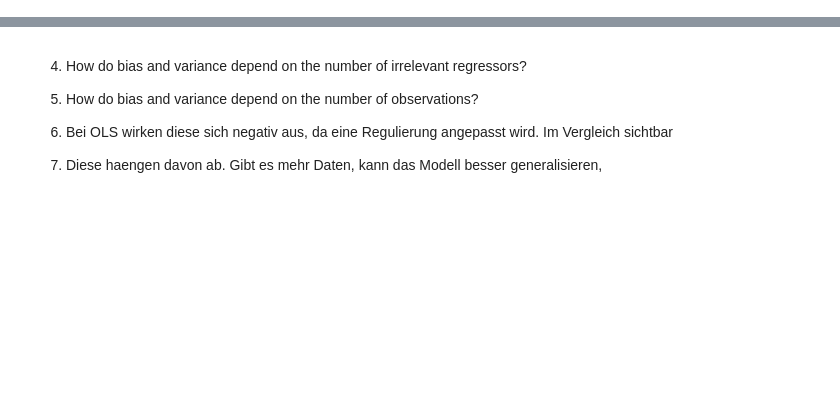
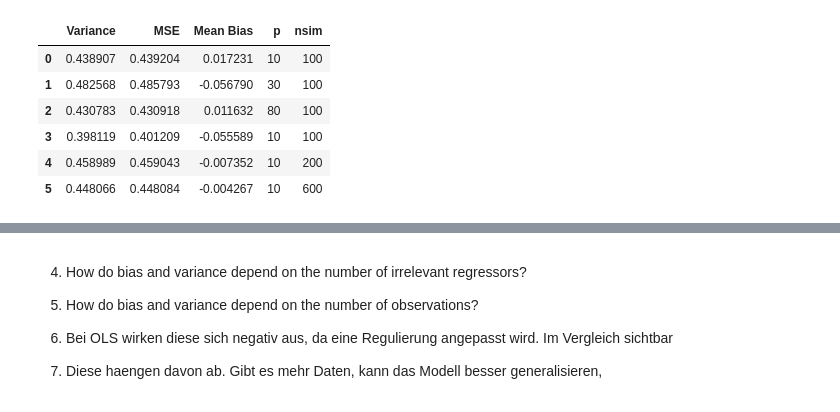
Before and after one commit to FinnReinders/Labs, a Jupyter notebook: Lab1.ipynb, the cells around one changed output, grey strips where cells are left out. Cells and saved outputs as stored; diff of their text form; code cells hidden in the pictures; blank space fills up the shorter version.

```diff
--- a/Lab1.ipynb
+++ b/Lab1.ipynb
@@ -91,0 +191,22 @@ plt.show()
+# %%
+df_ols, df_lasso, df_ridge= training(nsim, nobs, p, beta, Sigma)
+df_ols2, df_lasso2, df_ridge2= training(nsim, nobs, 30, beta, Sigma)
+df_ols3, df_lasso3, df_ridge3= training(nsim, nobs, 80, beta, Sigma)
+
+df_ols4, df_lasso4, df_ridge4= training(nsim, nobs, p, beta, Sigma)
+df_ols5, df_lasso5, df_ridge5= training(200, nobs, p, beta, Sigma)
+df_ols6, df_lasso6, df_ridge6= training(600, nobs, p, beta, Sigma)
+# %%
+df_ols_final = pd.concat([df_ols, df_ols2, df_ols3, df_ols4, df_ols5, df_ols6], ignore_index=True)
+df_lasso_final = pd.concat([df_lasso, df_lasso2, df_lasso3, df_lasso4, df_lasso5, df_lasso6], ignore_index=True)
+df_ridge_final = pd.concat([df_ridge, df_ridge2, df_ridge3, df_ridge4, df_ridge5, df_ridge6], ignore_index=True)
+# %%
+df_ols_final
+# %% [output]
+|  | Variance | MSE | Mean Bias | p | nsim |
+| 0 | 0.438907 | 0.439204 | 0.017231 | 10 | 100 |
+| 1 | 0.482568 | 0.485793 | -0.056790 | 30 | 100 |
+| 2 | 0.430783 | 0.430918 | 0.011632 | 80 | 100 |
+| 3 | 0.398119 | 0.401209 | -0.055589 | 10 | 100 |
+| 4 | 0.458989 | 0.459043 | -0.007352 | 10 | 200 |
+| 5 | 0.448066 | 0.448084 | -0.004267 | 10 | 600 |
```
Also changed, not shown: parts of 18 cells of this notebook, 1 other file.
